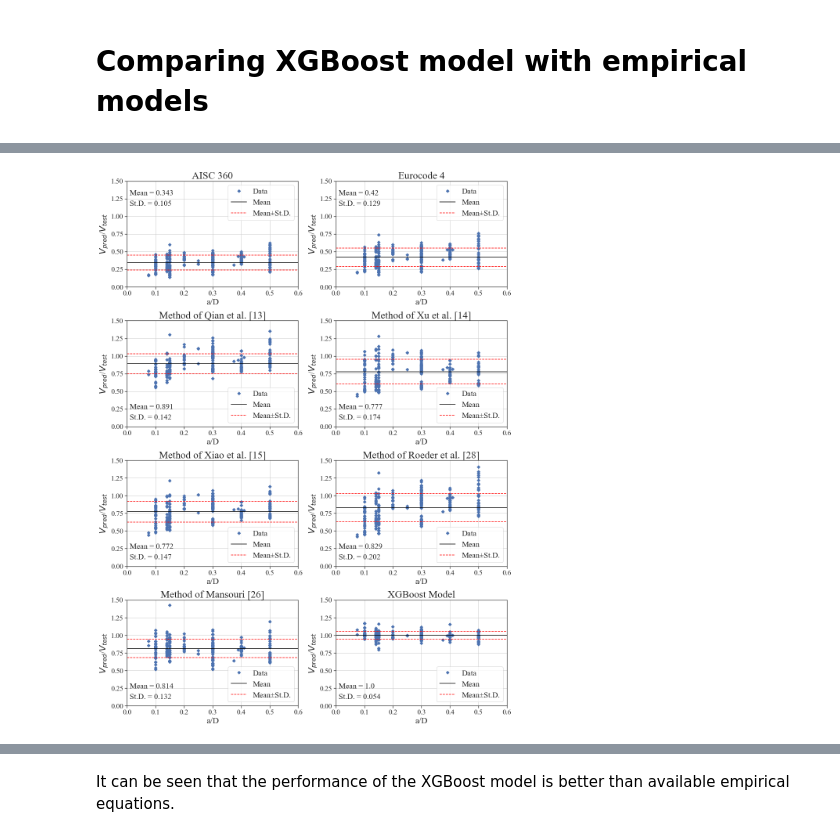
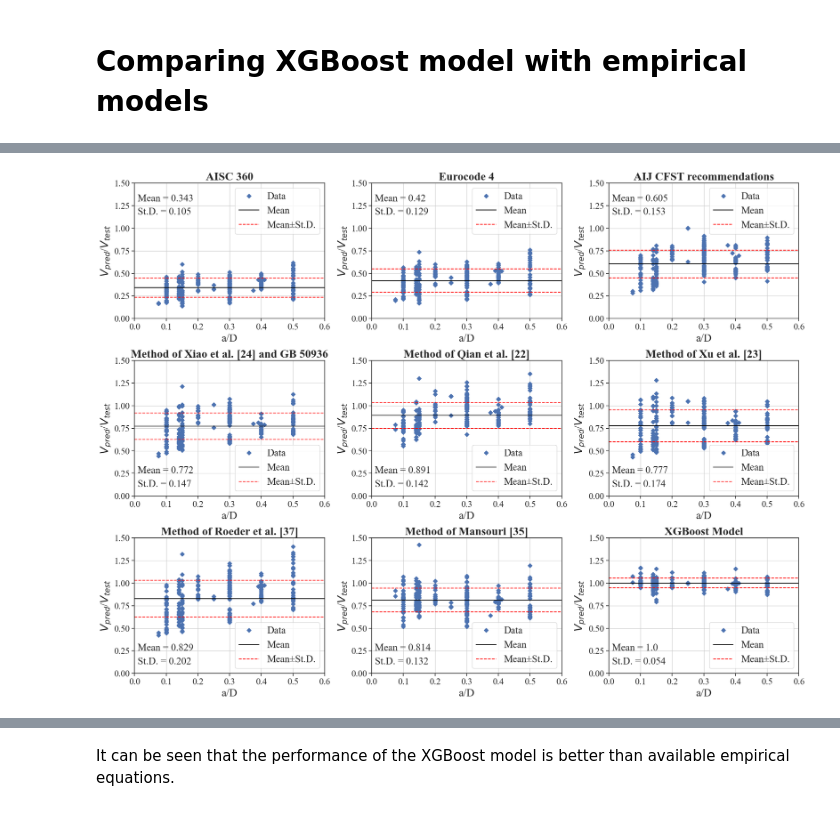
Before and after one commit to mansouri-83/Shear-strength-CFST, a Jupyter notebook: Shear-strength-CFST.ipynb, the cells around one changed output, grey strips where cells are left out. Saved outputs shown, nothing was run; the diff lists cells and outputs as text; code cells hidden in the pictures.

```diff
--- a/Shear-strength-CFST.ipynb
+++ b/Shear-strength-CFST.ipynb
@@ -1341,11 +1323,11 @@ em_data.head()
 # %%
 # plotting the scatter for the training and testing sets
-fig_ratio, axs_ratio = plt.subplots(4, 2, figsize = (15, 20))
+fig_ratio, axs_ratio = plt.subplots(3, 3, figsize = (20, 15))
 
 ix = 0; iy = 0
 mean = np.mean(em_data['V_AISC/Vexp'])
 std = np.std(em_data['V_AISC/Vexp'])
-axs_ratio[ix, iy].set_title('AISC 360', fontsize = 26, fontweight ="bold")
+axs_ratio[ix, iy].set_title('AISC 360', fontsize = 23, fontweight ="bold")
 axs_ratio[ix, iy].set_xlim(0, 0.6)
 axs_ratio[ix, iy].set_ylim(0, 1.5)
 axs_ratio[ix, iy].set_xlabel('a/D', fontsize = 22)
@@ -1363,7 +1345,7 @@ axs_ratio[ix, iy].grid();
 ix = 0; iy = 1
 mean = np.mean(em_data['V_EC4/Vexp'])
 std = np.std(em_data['V_EC4/Vexp'])
-axs_ratio[ix, iy].set_title('Eurocode 4', fontsize = 26, fontweight ="bold")
+axs_ratio[ix, iy].set_title('Eurocode 4', fontsize = 23, fontweight ="bold")
 axs_ratio[ix, iy].set_xlim(0, 0.6)
 axs_ratio[ix, iy].set_ylim(0, 1.5)
 axs_ratio[ix, iy].set_xlabel('a/D', fontsize = 22)
@@ -1378,10 +1360,46 @@ axs_ratio[ix, iy].text(0.01 , 1.3, 'Mean = '+str(round(mean, 3)), fontsize=20)
 axs_ratio[ix, iy].text(0.01 , 1.15, 'St.D. = '+str(round(std, 3)), fontsize=20)
 axs_ratio[ix, iy].grid();
 
+ix = 0; iy = 2
+mean = np.mean(em_data['V_AIJ/Vexp'])
+std = np.std(em_data['V_AIJ/Vexp'])
+axs_ratio[ix, iy].set_title('AIJ CFST recommendations', fontsize = 23, fontweight ="bold")
+axs_ratio[ix, iy].set_xlim(0, 0.6)
+axs_ratio[ix, iy].set_ylim(0, 1.5)
+axs_ratio[ix, iy].set_xlabel('a/D', fontsize = 22)
+axs_ratio[ix, iy].set_ylabel('$V_{pred}$/$V_{test}$', fontsize = 22)
+axs_ratio[ix, iy].tick_params(axis='both', labelsize=18)
+axs_ratio[ix, iy].plot(em_data['a/D'], em_data['V_AIJ/Vexp'], 'D', color='b')
+axs_ratio[ix, iy].plot([0, 0.6], [mean, mean], color='black')
+axs_ratio[ix, iy].plot([0, 0.6], [mean+std, mean+std], c='red', ls='dashed')
+axs_ratio[ix, iy].plot([0, 0.6], [mean-std, mean-std], c='red', ls='dashed')
+axs_ratio[ix, iy].legend(['Data','Mean', 'Mean\u00B1St.D.'], loc='upper right', fontsize = 20)
+axs_ratio[ix, iy].text(0.01 , 1.3, 'Mean = '+str(round(mean, 3)), fontsize=20)
+axs_ratio[ix, iy].text(0.01 , 1.15, 'St.D. = '+str(round(std, 3)), fontsize=20)
+axs_ratio[ix, iy].grid();
+
 ix = 1; iy = 0
+mean = np.mean(em_data['V_Xiao/Vexp'])
+std = np.std(em_data['V_Xiao/Vexp'])
+axs_ratio[ix, iy].set_title('Method of Xiao et al. [24] and GB 50936', fontsize = 23, fontweight ="bold")
+axs_ratio[ix, iy].set_xlim(0, 0.6)
+axs_ratio[ix, iy].set_ylim(0, 1.5)
+axs_ratio[ix, iy].set_xlabel('a/D', fontsize = 22)
+axs_ratio[ix, iy].set_ylabel('$V_{pred}$/$V_{test}$', fontsize = 22)
+axs_ratio[ix, iy].tick_params(axis='both', labelsize=18)
+axs_ratio[ix, iy].plot(em_data['a/D'], em_data['V_Xiao/Vexp'], 'D', color='b')
+axs_ratio[ix, iy].plot([0, 0.6], [mean, mean], color='black')
+axs_ratio[ix, iy].plot([0, 0.6], [mean+std, mean+std], c='red', ls='dashed')
+axs_ratio[ix, iy].plot([0, 0.6], [mean-std, mean-std], c='red', ls='dashed')
+axs_ratio[ix, iy].legend(['Data','Mean', 'Mean\u00B1St.D.'], loc='lower right', fontsize = 20)
+axs_ratio[ix, iy].text(0.01 , 0.25, 'Mean = '+str(round(mean, 3)), fontsize=20)
+axs_ratio[ix, iy].text(0.01 , 0.1, 'St.D. = '+str(round(std, 3)), fontsize=20)
+axs_ratio[ix, iy].grid();
+
+ix = 1; iy = 1
 mean = np.mean(em_data['V_Qian/Vexp'])
 std = np.std(em_data['V_Qian/Vexp'])
-axs_ratio[ix, iy].set_title('Method of Qian et al. [13]', fontsize = 26, fontweight ="bold")
+axs_ratio[ix, iy].set_title('Method of Qian et al. [22]', fontsize = 23, fontweight ="bold")
 axs_ratio[ix, iy].set_xlim(0, 0.6)
 axs_ratio[ix, iy].set_ylim(0, 1.5)
 axs_ratio[ix, iy].set_xlabel('a/D', fontsize = 22)
@@ -1396,10 +1414,10 @@ axs_ratio[ix, iy].text(0.01 , 0.25, 'Mean = '+str(round(mean, 3)), fontsize=20)
 axs_ratio[ix, iy].text(0.01 , 0.1, 'St.D. = '+str(round(std, 3)), fontsize=20)
 axs_ratio[ix, iy].grid();
 
-ix = 1; iy = 1
+ix = 1; iy = 2
 mean = np.mean(em_data['V_Xu/Vexp'])
 std = np.std(em_data['V_Xu/Vexp'])
-axs_ratio[ix, iy].set_title('Method of Xu et al. [14]', fontsize = 26, fontweight ="bold")
+axs_ratio[ix, iy].set_title('Method of Xu et al. [23]', fontsize = 23, fontweight ="bold")
 axs_ratio[ix, iy].set_xlim(0, 0.6)
 axs_ratio[ix, iy].set_ylim(0, 1.5)
 axs_ratio[ix, iy].set_xlabel('a/D', fontsize = 22)
@@ -1415,27 +1433,9 @@ axs_ratio[ix, iy].text(0.01 , 0.1, 'St.D. = '+str(round(std, 3)), fontsize=20)
 axs_ratio[ix, iy].grid();
 
 ix = 2; iy = 0
-mean = np.mean(em_data['V_Xiao/Vexp'])
-std = np.std(em_data['V_Xiao/Vexp'])
-axs_ratio[ix, iy].set_title('Method of Xiao et al. [15]', fontsize = 26, fontweight ="bold")
-axs_ratio[ix, iy].set_xlim(0, 0.6)
-axs_ratio[ix, iy].set_ylim(0, 1.5)
-axs_ratio[ix, iy].set_xlabel('a/D', fontsize = 22)
-axs_ratio[ix, iy].set_ylabel('$V_{pred}$/$V_{test}$', fontsize = 22)
-axs_ratio[ix, iy].tick_params(axis='both', labelsize=18)
-axs_ratio[ix, iy].plot(em_data['a/D'], em_data['V_Xiao/Vexp'], 'D', color='b')
-axs_ratio[ix, iy].plot([0, 0.6], [mean, mean], color='black')
-axs_ratio[ix, iy].plot([0, 0.6], [mean+std, mean+std], c='red', ls='dashed')
-axs_ratio[ix, iy].plot([0, 0.6], [mean-std, mean-std], c='red', ls='dashed')
-axs_ratio[ix, iy].legend(['Data','Mean', 'Mean\u00B1St.D.'], loc='lower right', fontsize = 20)
-axs_ratio[ix, iy].text(0.01 , 0.25, 'Mean = '+str(round(mean, 3)), fontsize=20)
-axs_ratio[ix, iy].text(0.01 , 0.1, 'St.D. = '+str(round(std, 3)), fontsize=20)
-axs_ratio[ix, iy].grid();
-
-ix = 2; iy = 1
 mean = np.mean(em_data['V_Roeder/Vexp'])
 std = np.std(em_data['V_Roeder/Vexp'])
-axs_ratio[ix, iy].set_title('Method of Roeder et al. [28]', fontsize = 26, fontweight ="bold")
+axs_ratio[ix, iy].set_title('Method of Roeder et al. [37]', fontsize = 23, fontweight ="bold")
 axs_ratio[ix, iy].set_xlim(0, 0.6)
 axs_ratio[ix, iy].set_ylim(0, 1.5)
 axs_ratio[ix, iy].set_xlabel('a/D', fontsize = 22)
@@ -1450,10 +1450,10 @@ axs_ratio[ix, iy].text(0.01 , 0.25, 'Mean = '+str(round(mean, 3)), fontsize=20)
 axs_ratio[ix, iy].text(0.01 , 0.1, 'St.D. = '+str(round(std, 3)), fontsize=20)
 axs_ratio[ix, iy].grid();
 
-ix = 3; iy = 0
+ix = 2; iy = 1
 mean = np.mean(em_data['V_Mansouri/Vexp'])
 std = np.std(em_data['V_Mansouri/Vexp'])
-axs_ratio[ix, iy].set_title('Method of Mansouri [26]', fontsize = 26, fontweight ="bold")
+axs_ratio[ix, iy].set_title('Method of Mansouri [35]', fontsize = 23, fontweight ="bold")
 axs_ratio[ix, iy].set_xlim(0, 0.6)
 axs_ratio[ix, iy].set_ylim(0, 1.5)
 axs_ratio[ix, iy].set_xlabel('a/D', fontsize = 22)
@@ -1468,13 +1468,13 @@ axs_ratio[ix, iy].text(0.01 , 0.25, 'Mean = '+str(round(mean, 3)), fontsize=20)
 axs_ratio[ix, iy].text(0.01 , 0.1, 'St.D. = '+str(round(std, 3)), fontsize=20)
 axs_ratio[ix, iy].grid();
 
-ix = 3; iy = 1
+ix = 2; iy = 2
 X_array = X.to_numpy()
 X_array = scaler.fit_transform(X_array)
 Y_xgboost = xgboost_model.predict(X_array)
 mean = np.mean(Y_xgboost/data['Vtest (kN)'])
 std = np.std(Y_xgboost/data['Vtest (kN)'])
-axs_ratio[ix, iy].set_title('XGBoost Model', fontsize = 26, fontweight ="bold")
+axs_ratio[ix, iy].set_title('XGBoost Model', fontsize = 23, fontweight ="bold")
 axs_ratio[ix, iy].set_xlim(0, 0.6)
 axs_ratio[ix, iy].set_ylim(0, 1.5)
 axs_ratio[ix, iy].set_xlabel('a/D', fontsize = 22)
@@ -1511,4 +1496,4 @@ The PostScript backend does not support transparency; partially transparent arti
-[figure, old version]
+[figure, new version]
 # %%
 empirical_comparison  = pd.DataFrame(columns = ['Model', 'Min.', 'Max.', 'Mean', 'St.D.', 'COV (%)', 'R2', 'RMSE (kN)', 'MAE (kN)'])
 
```
Also changed, not shown: parts of 39 cells of this notebook.
